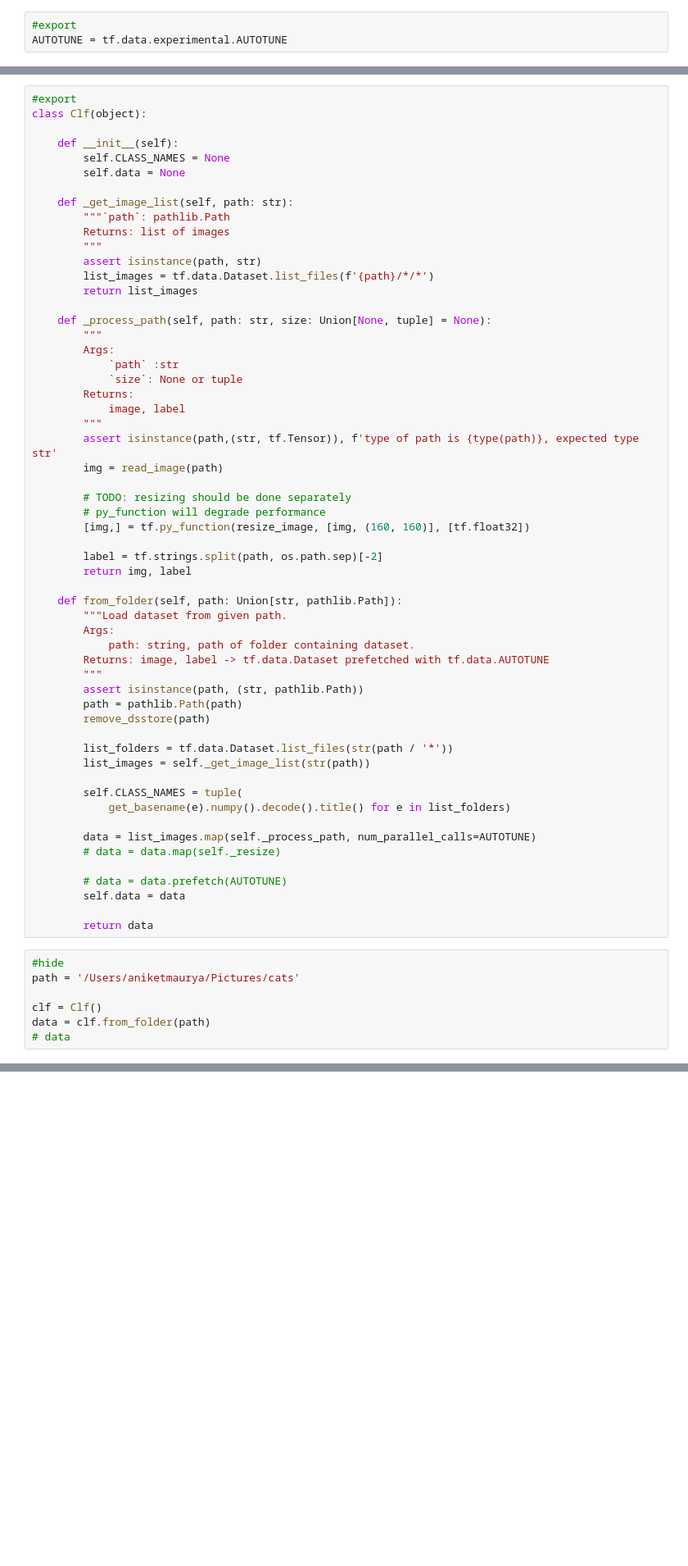
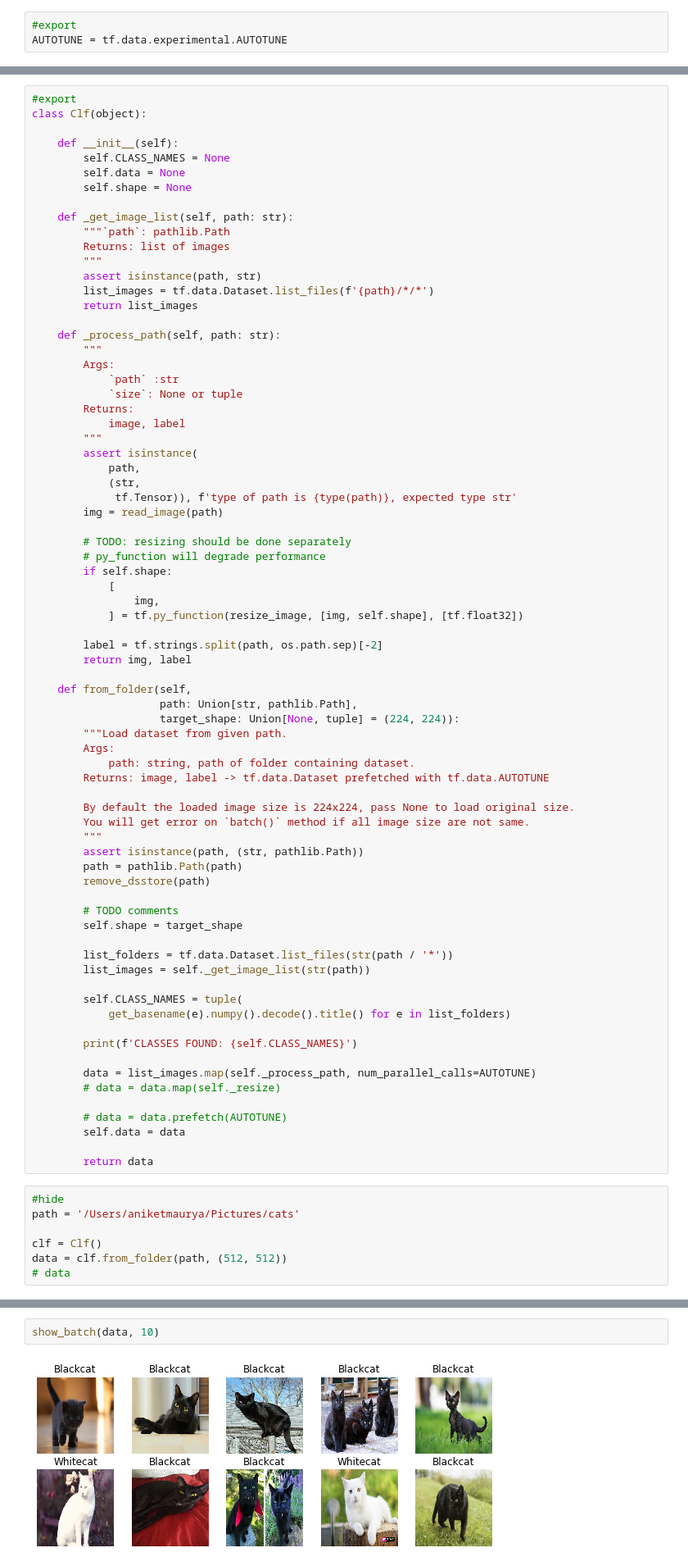
Before and after one commit to aniketmaurya/chitra, a Jupyter notebook: nbs/02_dataloader.ipynb, the cells around one changed output, grey strips where cells are left out. Shown at 82% size. Saved outputs shown, nothing was run; the diff lists cells and outputs as text; blank space fills up the shorter version.

Commit message:
added target_shape for loading data

```diff
--- a/nbs/02_dataloader.ipynb
+++ b/nbs/02_dataloader.ipynb
@@ -97,6 +97,7 @@ class Clf(object):
     def __init__(self):
         self.CLASS_NAMES = None
         self.data = None
+        self.shape = None
 
     def _get_image_list(self, path: str):
         """`path`: pathlib.Path
@@ -106,7 +107,7 @@ class Clf(object):
         list_images = tf.data.Dataset.list_files(f'{path}/*/*')
         return list_images
 
-    def _process_path(self, path: str, size: Union[None, tuple] = None):
+    def _process_path(self, path: str):
         """
         Args:
             `path` :str
@@ -114,31 +115,47 @@ class Clf(object):
         Returns:
             image, label
         """
-        assert isinstance(path,(str, tf.Tensor)), f'type of path is {type(path)}, expected type str'
+        assert isinstance(
+            path,
+            (str,
+             tf.Tensor)), f'type of path is {type(path)}, expected type str'
         img = read_image(path)
 
         # TODO: resizing should be done separately
         # py_function will degrade performance
-        [img,] = tf.py_function(resize_image, [img, (160, 160)], [tf.float32])
+        if self.shape:
+            [
+                img,
+            ] = tf.py_function(resize_image, [img, self.shape], [tf.float32])
 
         label = tf.strings.split(path, os.path.sep)[-2]
         return img, label
 
-    def from_folder(self, path: Union[str, pathlib.Path]):
+    def from_folder(self,
+                    path: Union[str, pathlib.Path],
+                    target_shape: Union[None, tuple] = (224, 224)):
         """Load dataset from given path.
         Args:
             path: string, path of folder containing dataset.
         Returns: image, label -> tf.data.Dataset prefetched with tf.data.AUTOTUNE
+
+        By default the loaded image size is 224x224, pass None to load original size.
+        You will get error on `batch()` method if all image size are not same.
         """
         assert isinstance(path, (str, pathlib.Path))
         path = pathlib.Path(path)
         remove_dsstore(path)
+
+        # TODO comments
+        self.shape = target_shape
 
         list_folders = tf.data.Dataset.list_files(str(path / '*'))
         list_images = self._get_image_list(str(path))
 
         self.CLASS_NAMES = tuple(
             get_basename(e).numpy().decode().title() for e in list_folders)
+
+        print(f'CLASSES FOUND: {self.CLASS_NAMES}')
 
         data = list_images.map(self._process_path, num_parallel_calls=AUTOTUNE)
         # data = data.map(self._resize)
@@ -152,5 +169,5 @@ class Clf(object):
 path = '/Users/aniketmaurya/Pictures/cats'
 
 clf = Clf()
-data = clf.from_folder(path)
+data = clf.from_folder(path, (512, 512))
 # data
@@ -157 +176,5 @@ data = clf.from_folder(path)
+# %%
+show_batch(data, 10)
+# %% [output]
+[figure, added]
 # %%
```
Also changed, not shown: parts of 2 cells of this notebook, 13 other files.
